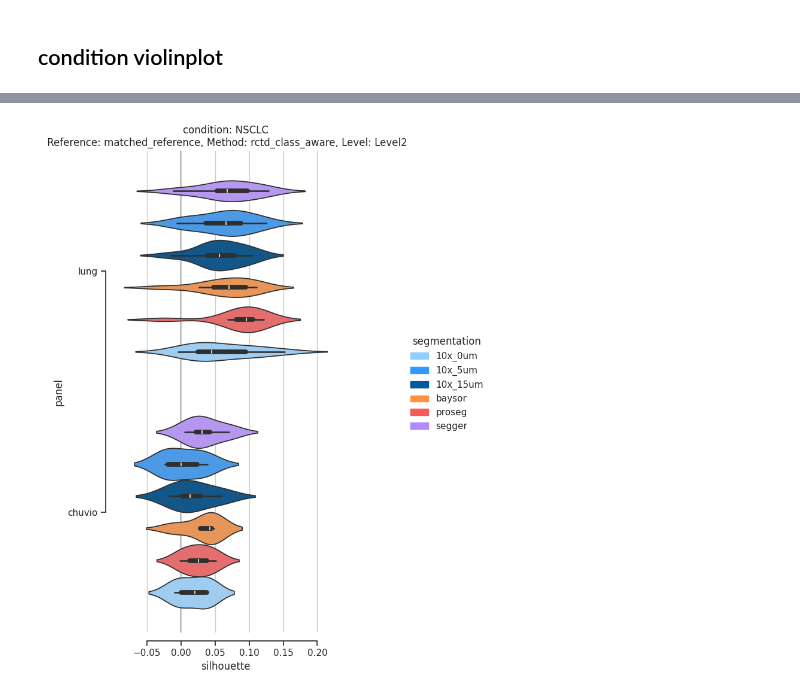
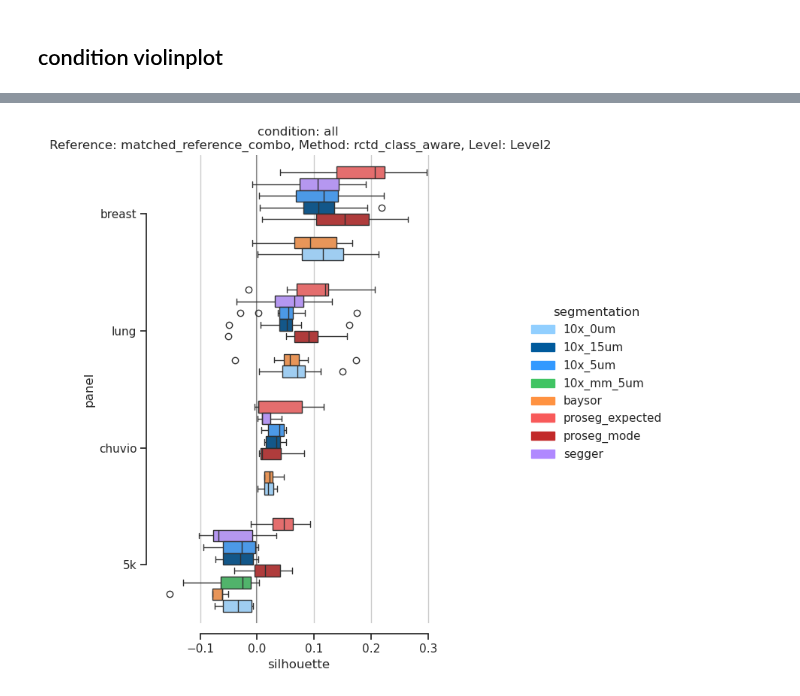
Before and after one commit to bdsc-tds/Bilous2025, a Jupyter notebook: workflow/notebooks/xenium/1-xenium_silhouette_plots.ipynb, the cells around one changed output, grey strips where cells are left out. Saved outputs shown, nothing was run; the diff lists cells and outputs as text; code cells hidden in the pictures.

```diff
--- a/workflow/notebooks/xenium/1-xenium_silhouette_plots.ipynb
+++ b/workflow/notebooks/xenium/1-xenium_silhouette_plots.ipynb
@@ -206,20 +220,19 @@ import numpy as np
 import pandas as pd
 import scanpy as sc
 import seaborn as sns
-import natsort
 import matplotlib.pyplot as plt
 import matplotlib.patches as mpatches
 from pathlib import Path
 
 # Access the arguments
-condition = Path('/work/PRTNR/CHUV/DIR/rgottar1/spatial/env/xenium_paper/results/silhouette/proseg/NSCLC/')
-silhouette_dir = condition.parents[1]
+condition = Path('/work/PRTNR/CHUV/DIR/rgottar1/spatial/env/xenium_paper/results/silhouette/proseg/breast/')
+silhouette_dir = panel.parents[2]
 segmentation_palette = Path('/work/PRTNR/CHUV/DIR/rgottar1/spatial/env/xenium_paper/data/xenium/metadata/col_palette_segmentation.csv')
-reference = 'matched_reference'
+reference = 'matched_reference_combo'
 method = 'rctd_class_aware'
 level = 'Level2'
 
-plot_condition = condition.stem
+plot_condition = 'all'#condition.stem
 
 palette = pd.read_csv(segmentation_palette,index_col=0)['cols_segmentation']
 
@@ -230,7 +243,7 @@ xenium_levels = ["segmentation", "condition", "panel", "donor", "sample", "index
 annot = {}
 for segmentation in (segmentations := silhouette_dir.iterdir()):
     for condition in (conditions := segmentation.iterdir()):
-        if condition.stem != plot_condition:
+        if condition.stem != plot_condition and plot_condition != "all":
             continue
         for panel in (panels := condition.iterdir()):
             # if panel.stem != plot_panel:
@@ -246,7 +259,7 @@ for segmentation in (segmentations := silhouette_dir.iterdir()):
                     )
 
                     annot[k] = {}
-                    annot_file = sample / "silhouette.parquet"
+                    annot_file = sample / f"{normalisation}/silhouette_{layer}.parquet"
                     if annot_file.exists():
                         annot[k] = pd.read_parquet(annot_file)
 
@@ -254,40 +267,43 @@ for segmentation in (segmentations := silhouette_dir.iterdir()):
 df_annot = pd.concat(annot)
 df_annot = df_annot.reset_index()
 df_annot.columns = xenium_levels + df_annot.columns[len(xenium_levels) :].tolist()
+# average replicates
+df_annot_avg_replicates = df_annot.groupby('donor', as_index=False)['silhouette'].mean()
 
 df = df_annot.query(
-    f"condition == '{plot_condition}' and reference == '{reference}' and method == '{method}' and level == '{level}'"
+    f"reference == '{reference}' and method == '{method}' and level == '{level}'"
 )
 
 # plotting params, palette
 title = f"condition: {plot_condition}\n Reference: {reference}, Method: {method}, Level: {level}"
 hue = "segmentation"
-unique_labels = natsort.natsorted(np.unique(df[hue].dropna()))
+unique_labels = np.unique(df[hue].dropna())
 palette = {u: palette[u] for u in unique_labels}
 legend_handles = [
     mpatches.Patch(color=color, label=label) for label, color in palette.items()
 ]
 
 
 # Create joint boxplot
 sns.set(style="ticks")
-f = plt.figure(figsize=(6, df["panel"].nunique()*5))
-g = sns.violinplot(
-    data=df, x="silhouette", y="panel", hue=hue, hue_order=unique_labels, legend=False, palette=palette
+f = plt.figure(figsize=(6, df["panel"].nunique() * 2))
+ax=plt.subplot()
+g = sns.boxplot(ax=ax,
+    data=df, x="silhouette", y="panel", hue=hue, legend=False, palette=palette,
 )  # , cut=0, width=1,inner='quart')
 
 sns.despine(offset=10, trim=True)
 plt.gca().xaxis.grid(True)
 plt.axvline(0, c="k", linestyle="-", zorder=0, alpha=0.6)
 
 plt.title(title)
 f.legend(
     handles=legend_handles,
     loc="center left",
     bbox_to_anchor=(1, 0.5),
     title=hue,
     frameon=False,
 )
 plt.tight_layout(rect=[0, 0, 0.85, 0.95])
 # %% [output]
-[figure, old version]
+[figure, new version]
```
Also changed, not shown: parts of 8 cells of this notebook, 19 other files.
